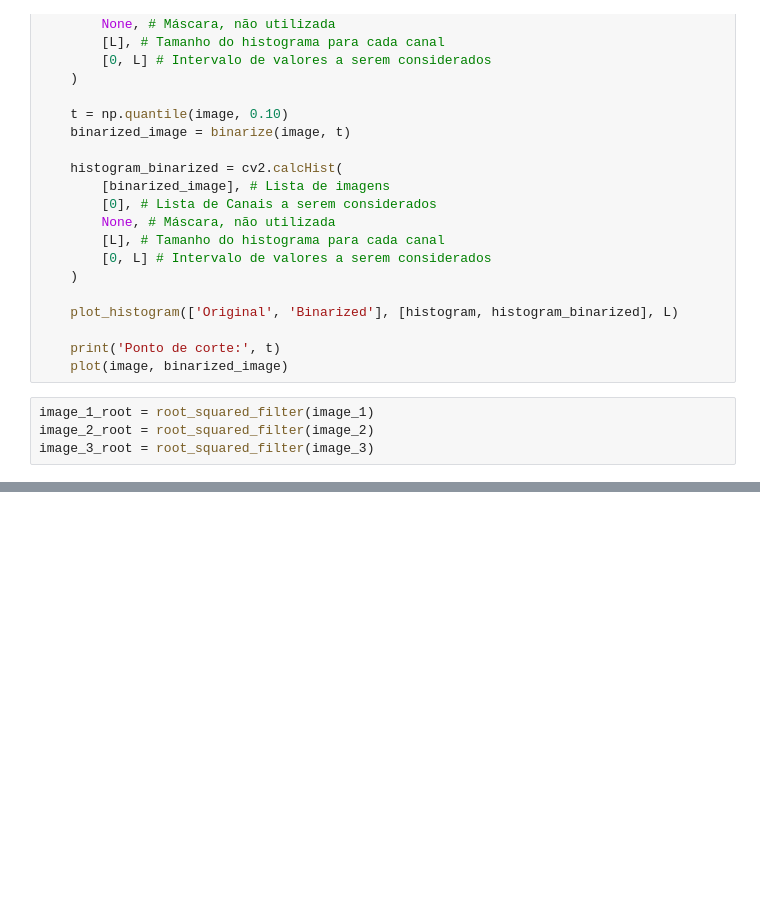
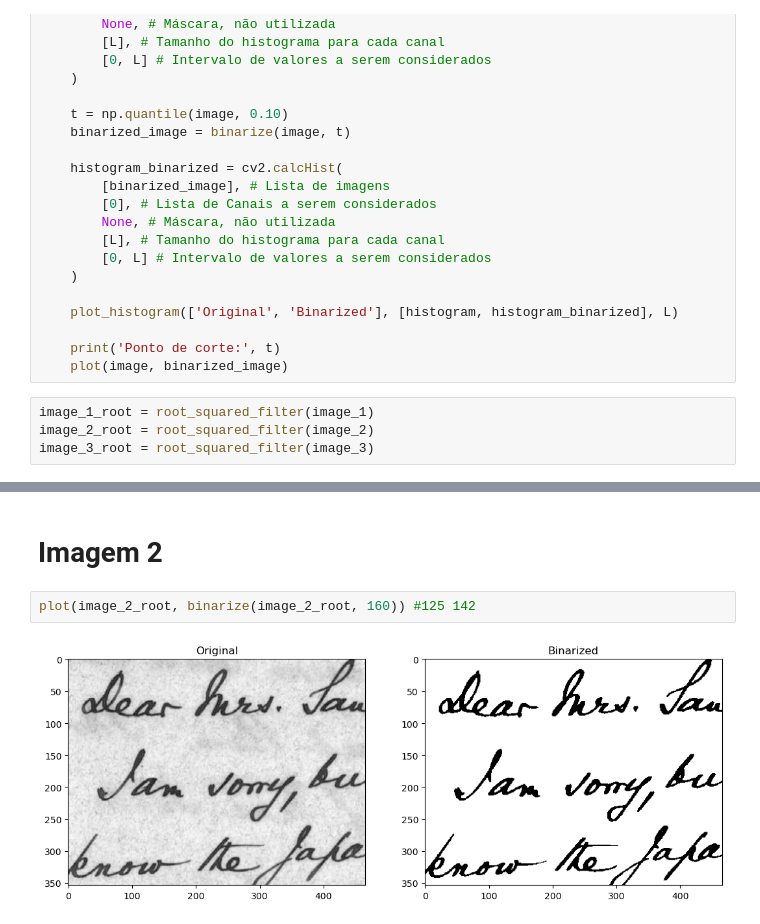
Before and after one commit to matheusalb/ImageProcessing, a Jupyter notebook: projeto/q2/q2.ipynb, the cells around one changed output, grey strips where cells are left out. Cells and saved outputs as stored; diff of their text form; blank space fills up the shorter version.

```diff
--- a/projeto/q2/q2.ipynb
+++ b/projeto/q2/q2.ipynb
@@ -97,0 +104,6 @@ plot(image_1_root, binarize(image_1_root, 125))
+# %% [markdown]
+# Imagem 2
+# %%
+plot(image_2_root, binarize(image_2_root, 160)) #125 142
+# %% [output]
+[figure, added]
```
Also changed, not shown: parts of 13 cells of this notebook, 32 other files.
